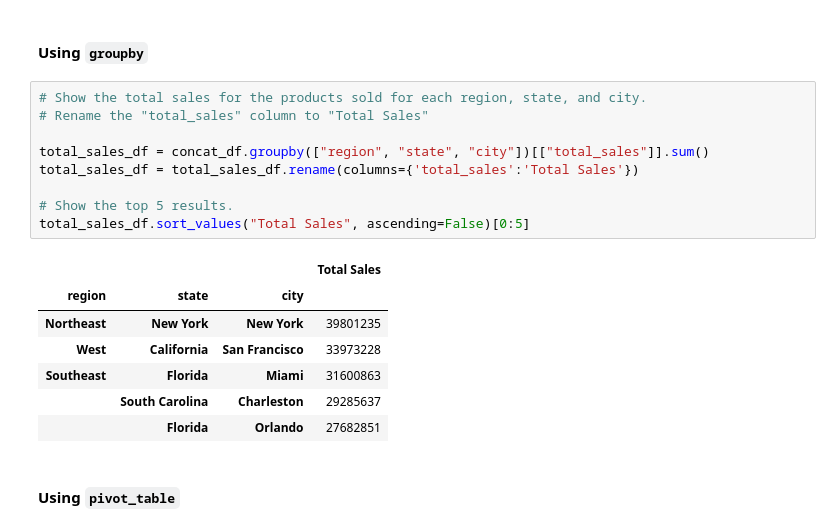
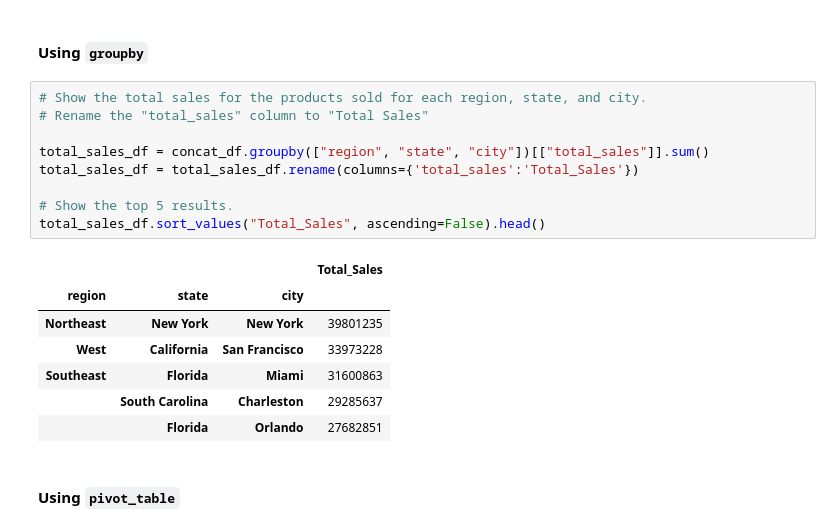
Before and after one commit to Crkanouff/athletic_sales_analysis, a Jupyter notebook: athletic_sales_analysis_starter_code.ipynb, the cells around one changed output. Drawn from its saved outputs; the diff is of its cells as text.

```diff
--- a/athletic_sales_analysis_starter_code.ipynb
+++ b/athletic_sales_analysis_starter_code.ipynb
@@ -180,14 +194,14 @@ total_products_sold_df.sort_values("Total_Products_Sold", ascending=False)[0:5]
 # %%
 # Show the total sales for the products sold for each region, state, and city.
 # Rename the "total_sales" column to "Total Sales"
 
 total_sales_df = concat_df.groupby(["region", "state", "city"])[["total_sales"]].sum()
-total_sales_df = total_sales_df.rename(columns={'total_sales':'Total Sales'})
+total_sales_df = total_sales_df.rename(columns={'total_sales':'Total_Sales'})
 
 # Show the top 5 results.
-total_sales_df.sort_values("Total Sales", ascending=False)[0:5]
+total_sales_df.sort_values("Total_Sales", ascending=False).head()
 # %% [output]
-|  |  |  | Total Sales |
+|  |  |  | Total_Sales |
 | region | state | city |  |
 | Northeast | New York | New York | 39801235 |
 | West | California | San Francisco | 33973228 |
```
Also changed, not shown: parts of 6 cells of this notebook.
